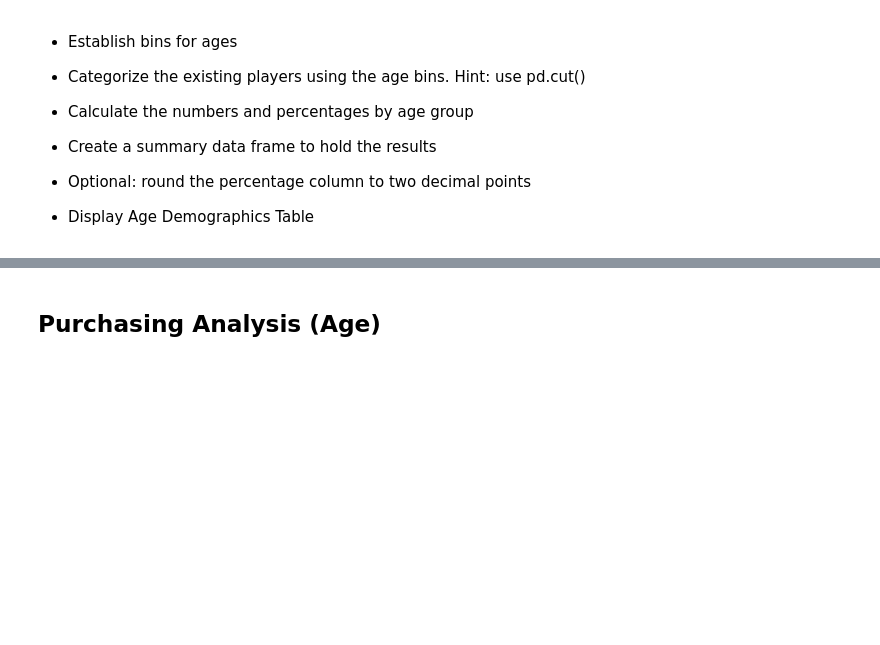
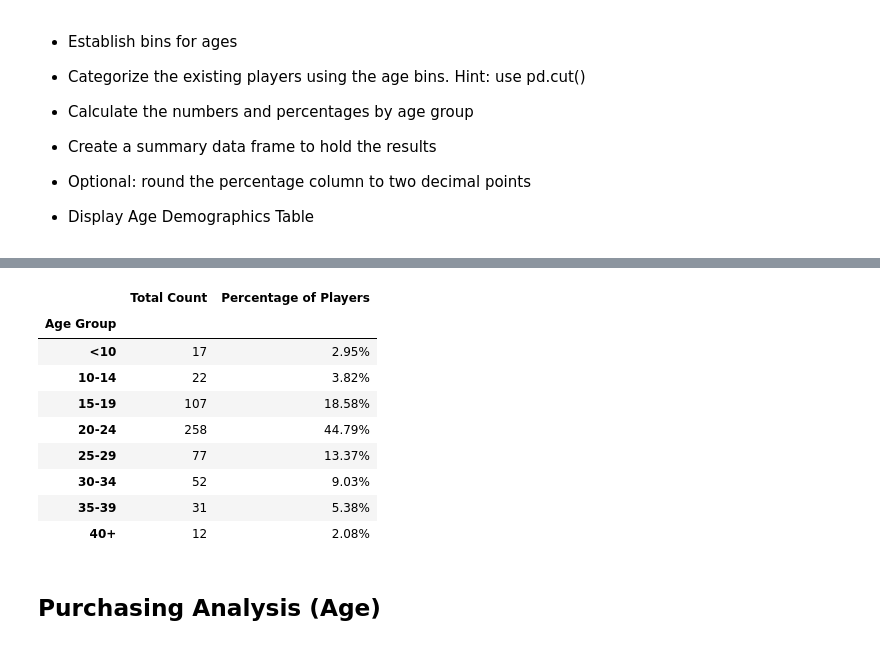
Before and after one commit to RH-cmd/pandas-challenge, a Jupyter notebook: HeroesofPymoli/HeroesOfPymoli_starter.ipynb, the cells around one changed output, grey strips where cells are left out. Cells and saved outputs as stored; diff of their text form; code cells hidden in the pictures; blank space fills up the shorter version.

Commit message:
Age Demographics

```diff
--- a/HeroesofPymoli/HeroesOfPymoli_starter.ipynb
+++ b/HeroesofPymoli/HeroesOfPymoli_starter.ipynb
@@ -187,3 +176,39 @@ purchasing_analysis_gender_df
+# %%
+#Create bins for ages in 4-year intervals
+#Name each bin
+bins = [0, 9, 14, 19, 24, 29, 34, 39, 110]
+age_names = ["<10", "10-14", "15-19", "20-24", "25-29", "30-34", "35-39", "40+"]
+
+#Categorize the existing players using the age bins and add it to the dataframe
+purchase_data_df["Age Group"] = pd.cut(purchase_data_df["Age"], bins, labels=age_names, include_lowest=True)
+
+#Create a new variable that sorts the original dataframe by age group
+age_grouped_df = purchase_data_df.groupby("Age Group")
+
+#Calculate the total count of players per age group
+age_total_count = age_grouped_df["SN"].nunique()
+
+#Calculate the percentage of players per age group
+age_percentage = age_total_count / total_players
+
+#Create a summary data frame to hold these results
+age_demographics_df = pd.DataFrame({"Total Count": age_total_count,
+                                   "Percentage of Players": age_percentage})
+
+#Format the table to round the percentage column to two decimal points
+age_demographics_df["Percentage of Players"] = age_demographics_df["Percentage of Players"].map("{:,.2%}".format)
+age_demographics_df
+# %% [output]
+|  | Total Count | Percentage of Players |
+| Age Group |  |  |
+| <10 | 17 | 2.95% |
+| 10-14 | 22 | 3.82% |
+| 15-19 | 107 | 18.58% |
+| 20-24 | 258 | 44.79% |
+| 25-29 | 77 | 13.37% |
+| 30-34 | 52 | 9.03% |
+| 35-39 | 31 | 5.38% |
+| 40+ | 12 | 2.08% |
 # %% [markdown]
 ## Purchasing Analysis (Age)
 # %% [markdown]
```
Also changed, not shown: parts of 1 cell of this notebook.
